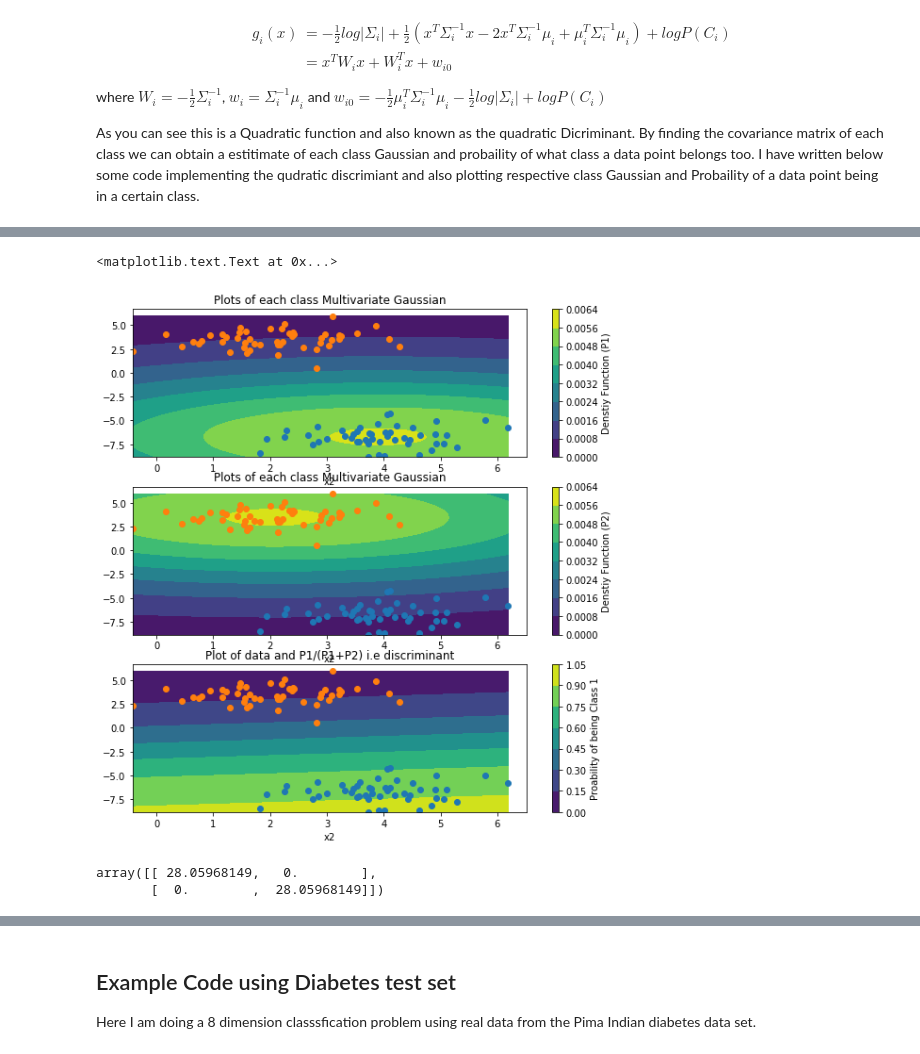
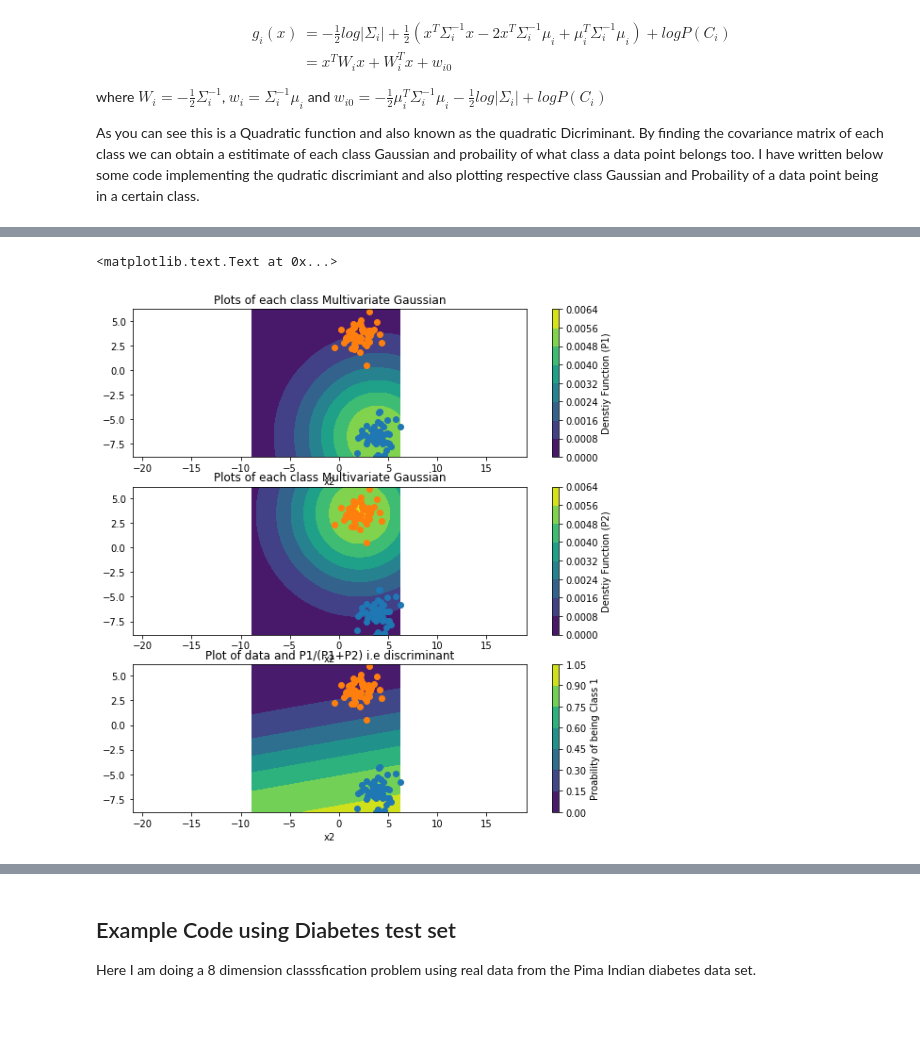
Before and after one commit to Aiden0/machine_learning, a Jupyter notebook: Machine Learning Notebook/3_Multivariate_Data.ipynb, the cells around one changed output, grey strips where cells are left out. Cells and saved outputs as stored; diff of their text form; code cells hidden in the pictures; blank space fills up the shorter version.

```diff
--- a/Machine Learning Notebook/3_Multivariate_Data.ipynb
+++ b/Machine Learning Notebook/3_Multivariate_Data.ipynb
@@ -124,7 +127,10 @@ s1 = np.cov(X[Y==0],rowvar=False)
 s2 = np.cov(X[Y==1],rowvar=False)
 
 #Make up data for plotting
-x, y = np.mgrid[min(X[:,0]):max(X[:,0]):.01, min(X[:,1]):max(X[:,1]):.01]
+minp = min(min(X[:,0]),min(X[:,1]))
+maxp = max(max(X[:,0]),max(X[:,1]))
+# x, y = np.mgrid[min(X[:,0]):max(X[:,0]):.01, min(X[:,1]):max(X[:,1]):.01]
+x, y = np.mgrid[minp:maxp:.01, minp:maxp:.01]
 pos = np.empty(x.shape + (2,))
 pos[:, :, 0] = x; pos[:, :, 1] = y
 #get distburtion of data based on max liklehood variables
@@ -140,6 +146,7 @@ axes[0].plot(X[:,0][Y==0],X[:,1][Y==0],'o')
 axes[0].plot(X[:,0][Y==1],X[:,1][Y==1],'o')
 c1 = axes[0].contourf(x, y, P1+P2)
 axes[0].set_xlabel("x1")
+axes[0].axis('equal')
 axes[0].set_xlabel("x2")
 axes[0].set_title("Plots of each class Multivariate Gaussian")
 cb1 = fig.colorbar(c1, ax=axes[0])
@@ -149,6 +156,7 @@ cb1.ax.set_ylabel("Denstiy Function (P1 & P2)")
 axes[1].plot(X[:,0][Y==0],X[:,1][Y==0],'o')
 axes[1].plot(X[:,0][Y==1],X[:,1][Y==1],'o')
 c2 = axes[1].contourf(x, y, P1/(P1+P2))
+axes[1].axis('equal')
 axes[1].set_xlabel("x1")
 axes[1].set_xlabel("x2")
 axes[1].set_title("Plot of data and P1/(P1+P2) i.e discriminant")
@@ -264,6 +299,6 @@ cb2.ax.set_ylabel("Proability of being Class 1")
 # %%
 ####Linear discriminat training- diagonal single covairance#####
-S = np.linalg.norm(np.cov(X,rowvar=False))*np.identity(X.shape[1])
+S = np.linalg.norm(np.cov(X,rowvar=False))#*np.identity(X.shape[1])
 P1 = multivariate_normal(m1, S ).pdf(pos)
 P2 = multivariate_normal(m2, S ).pdf(pos)
 
@@ -274,38 +309,36 @@ fig.subplots_adjust(hspace=0.2)
 #Plottig each class distrbution
 axes[0].plot(X[:,0][Y==0],X[:,1][Y==0],'o')
 axes[0].plot(X[:,0][Y==1],X[:,1][Y==1],'o')
+axes[0].axis('equal')
 c1 = axes[0].contourf(x, y, P1,origin="lower")
 axes[0].set_xlabel("x1")
 axes[0].set_xlabel("x2")
 axes[0].set_title("Plots of each class Multivariate Gaussian")
 cb1 = fig.colorbar(c1, ax=axes[0])
 cb1.ax.set_ylabel("Denstiy Function (P1)")
 
 
 axes[1].plot(X[:,0][Y==0],X[:,1][Y==0],'o')
 axes[1].plot(X[:,0][Y==1],X[:,1][Y==1],'o')
 c1 = axes[1].contourf(x, y, P2,origin="lower")
+axes[1].axis('equal')
 axes[1].set_xlabel("x1")
 axes[1].set_xlabel("x2")
 axes[1].set_title("Plots of each class Multivariate Gaussian")
 cb1 = fig.colorbar(c1, ax=axes[1])
 cb1.ax.set_ylabel("Denstiy Function (P2)")
 
 
 #plotting the discrement of the classes
 axes[2].plot(X[:,0][Y==0],X[:,1][Y==0],'o')
 axes[2].plot(X[:,0][Y==1],X[:,1][Y==1],'o')
 c2 = axes[2].contourf(x, y, P1/(P1+P2))
+axes[2].axis('equal')
 axes[2].set_xlabel("x1")
 axes[2].set_xlabel("x2")
 axes[2].set_title("Plot of data and P1/(P1+P2) i.e discriminant")
 cb2 = fig.colorbar(c2, ax=axes[2])
 cb2.ax.set_ylabel("Proability of being Class 1")
 # %% [output]
 <matplotlib.text.Text at 0x...>
-[figure, old version]
+[figure, new version]
-# %%
-S
-# %% [output]
-array([[ 28.05968149,   0.        ],
-       [  0.        ,  28.05968149]])
```
Also changed, not shown: parts of 14 cells of this notebook.
